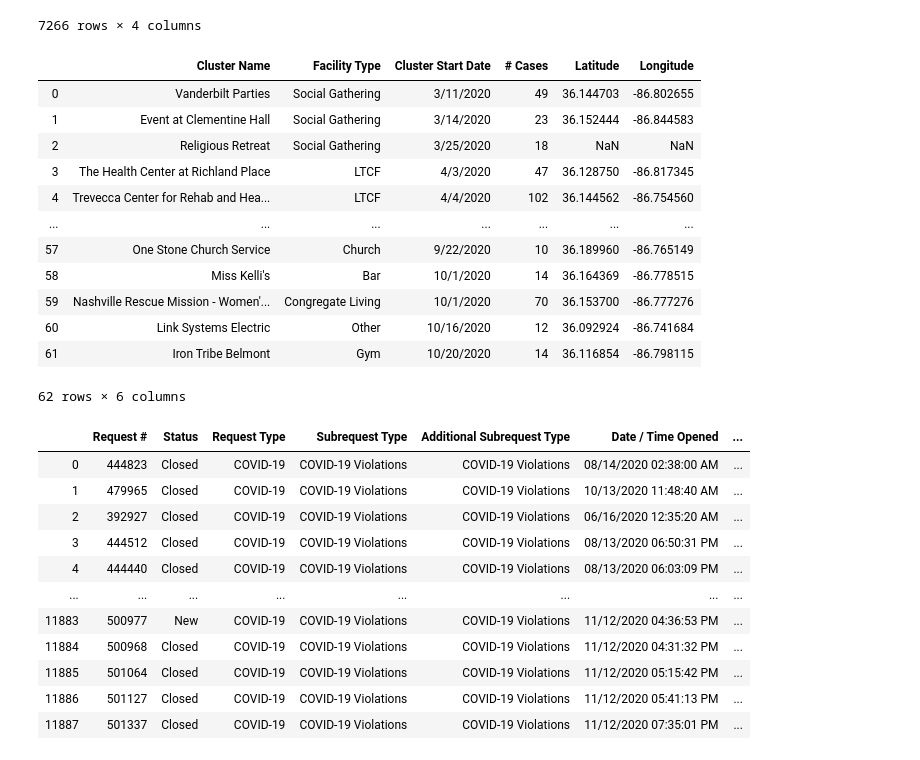
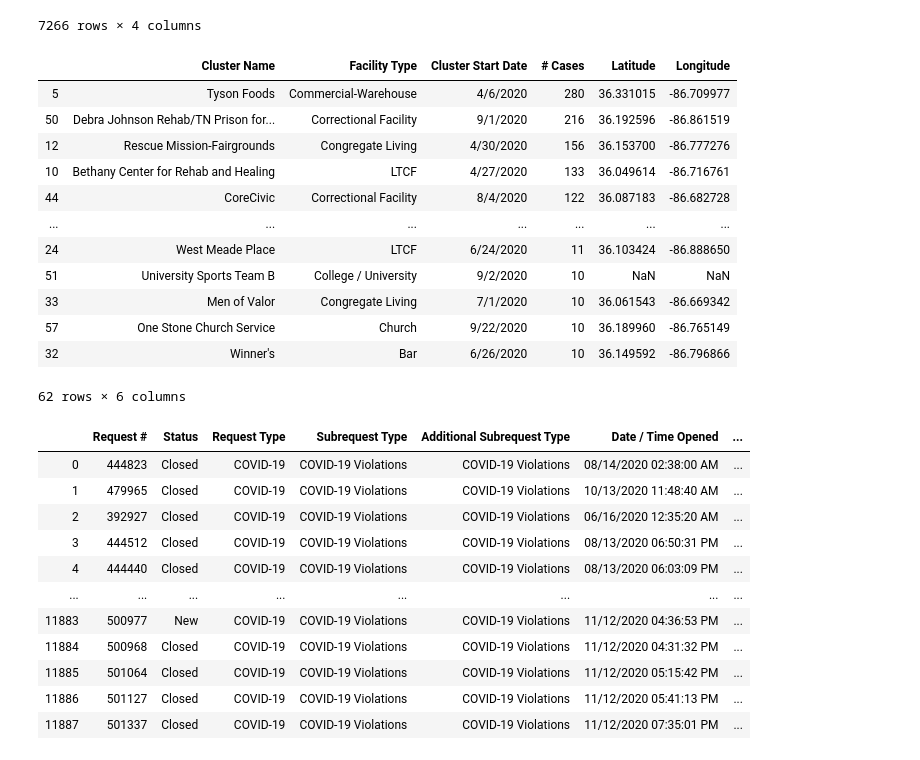
Before and after one commit to nataliaz87/nashville-covid-quaranteam, a Jupyter notebook: notebooks/violations_clusters.ipynb, the cells around one changed output. Cells and saved outputs as stored; diff of their text form; code cells hidden in the pictures.

```diff
--- a/notebooks/violations_clusters.ipynb
+++ b/notebooks/violations_clusters.ipynb
@@ -29,22 +29,22 @@ businesses_df
 | 7264 | 105 Broadway, Nashville | 105 Broadway, Nashville | Nashville Underground | ['night_club', 'bar', 'restaurant... |
 | 7265 | 105 Broadway, Nashville | 105 Broadway #200, Nashville | Zingfin Technologies | ['finance', 'point_of_interest', ... |
 7266 rows × 4 columns
-# %%
-clusters_df
-# %% [output]
-|  | Cluster Name | Facility Type | Cluster Start Date | # Cases | Latitude | Longitude |
-| 0 | Vanderbilt Parties | Social Gathering | 3/11/2020 | 49 | 36.144703 | -86.802655 |
-| 1 | Event at Clementine Hall | Social Gathering | 3/14/2020 | 23 | 36.152444 | -86.844583 |
-| 2 | Religious Retreat | Social Gathering | 3/25/2020 | 18 | NaN | NaN |
-| 3 | The Health Center at Richland Place | LTCF | 4/3/2020 | 47 | 36.128750 | -86.817345 |
-| 4 | Trevecca Center for Rehab and Hea... | LTCF | 4/4/2020 | 102 | 36.144562 | -86.754560 |
-| ... | ... | ... | ... | ... | ... | ... |
-| 57 | One Stone Church Service | Church | 9/22/2020 | 10 | 36.189960 | -86.765149 |
-| 58 | Miss Kelli's | Bar | 10/1/2020 | 14 | 36.164369 | -86.778515 |
-| 59 | Nashville Rescue Mission - Women'... | Congregate Living | 10/1/2020 | 70 | 36.153700 | -86.777276 |
-| 60 | Link Systems Electric | Other | 10/16/2020 | 12 | 36.092924 | -86.741684 |
-| 61 | Iron Tribe Belmont | Gym | 10/20/2020 | 14 | 36.116854 | -86.798115 |
-62 rows × 6 columns
+# %%
+clusters_df.sort_values('# Cases', ascending=False)
+# %% [output]
+|  | Cluster Name | Facility Type | Cluster Start Date | # Cases | Latitude | Longitude |
+| 5 | Tyson Foods | Commercial-Warehouse | 4/6/2020 | 280 | 36.331015 | -86.709977 |
+| 50 | Debra Johnson Rehab/TN Prison for... | Correctional Facility | 9/1/2020 | 216 | 36.192596 | -86.861519 |
+| 12 | Rescue Mission-Fairgrounds | Congregate Living | 4/30/2020 | 156 | 36.153700 | -86.777276 |
+| 10 | Bethany Center for Rehab and Healing | LTCF | 4/27/2020 | 133 | 36.049614 | -86.716761 |
+| 44 | CoreCivic | Correctional Facility | 8/4/2020 | 122 | 36.087183 | -86.682728 |
+| ... | ... | ... | ... | ... | ... | ... |
+| 24 | West Meade Place | LTCF | 6/24/2020 | 11 | 36.103424 | -86.888650 |
+| 51 | University Sports Team B | College / University | 9/2/2020 | 10 | NaN | NaN |
+| 33 | Men of Valor | Congregate Living | 7/1/2020 | 10 | 36.061543 | -86.669342 |
+| 57 | One Stone Church Service | Church | 9/22/2020 | 10 | 36.189960 | -86.765149 |
+| 32 | Winner's | Bar | 6/26/2020 | 10 | 36.149592 | -86.796866 |
+62 rows × 6 columns
 # %%
 violations
 # %% [output]
```
Also changed, not shown: 5 other files.
